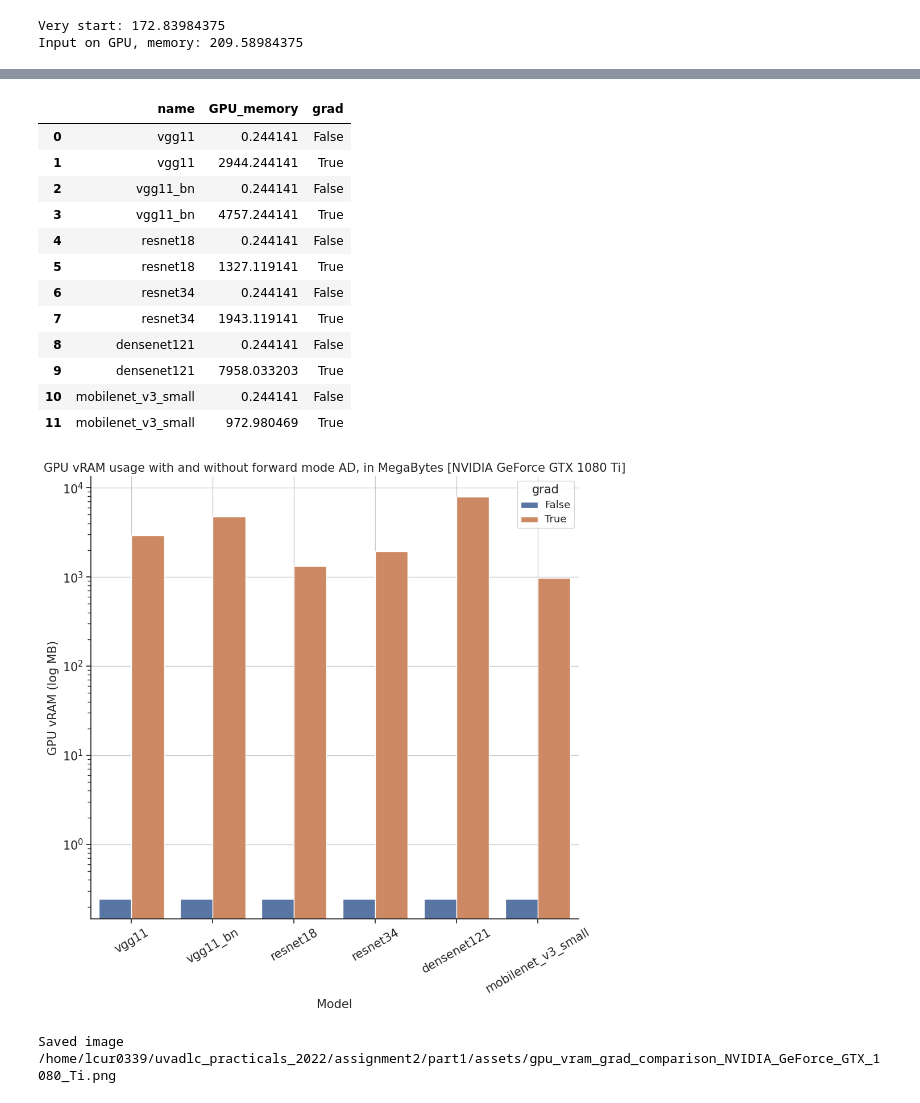
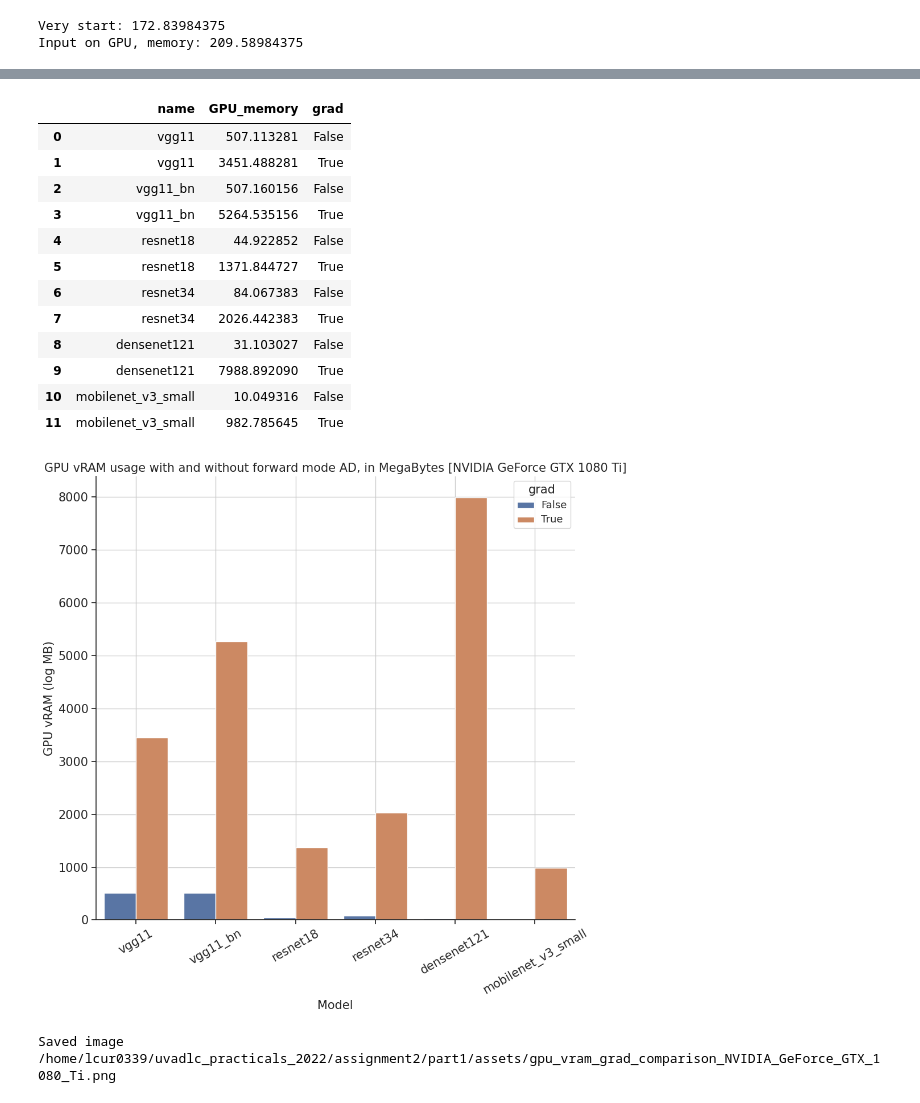
Before and after one commit to xqz-u/uvadlc_practicals_2022, a Jupyter notebook: assignment2/part1/assignment2_q1.ipynb, the cells around one changed output, grey strips where cells are left out. Saved outputs shown, nothing was run; the diff lists cells and outputs as text; code cells hidden in the pictures.

```diff
--- a/assignment2/part1/assignment2_q1.ipynb
+++ b/assignment2/part1/assignment2_q1.ipynb
@@ -96,9 +96,10 @@ def clear_gpu_cache():
     torch.cuda.empty_cache()
 
 
-def model_memory_usage(model, input_, use_grad=False):
+def model_memory_usage(model_maker, input_, use_grad=False):
+    start = get_gpu_mem()
+    model = model_maker()
     model.eval()
-    start = get_gpu_mem()
     with torch.set_grad_enabled(use_grad):
         res = model(input_)
     end = get_gpu_mem()
@@ -114,15 +115,14 @@ def compare_same_model(model_builder, weights, dummy_input):
 
     clear_gpu_cache()
     weights = weights.DEFAULT
-    model = model_builder(weights=weights).to(device)
-    print(f"{model_name} sent to GPU, usage: {get_gpu_mem()}")
+    make_model = lambda: model_builder(weights=weights).to(device)
     dummy_input = weights.transforms()(dummy_input)
     print(f"Preproc input, GPU: {get_gpu_mem()}")
-    mem_nograd = model_memory_usage(model, dummy_input)
+    mem_nograd = model_memory_usage(make_model, dummy_input)
     print(f"GPU usage after NO GRAD: {get_gpu_mem()}")
 
     clear_gpu_cache()  # previous experiments show this is not needed actually
-    mem_grad = model_memory_usage(model, dummy_input, use_grad=True)
+    mem_grad = model_memory_usage(make_model, dummy_input, use_grad=True)
     print(f"GPU usage after GRAD: {get_gpu_mem()}")
     return [
         {"name": model_name, "GPU_memory": mem_nograd, "grad": False},
@@ -393,31 +394,31 @@ memory_df = pd.DataFrame(it.chain(*memory_measures))
 memory_df
 # %% [output]
 |  | name | GPU_memory | grad |
-| 0 | vgg11 | 0.244141 | False |
-| 1 | vgg11 | 2944.244141 | True |
-| 2 | vgg11_bn | 0.244141 | False |
-| 3 | vgg11_bn | 4757.244141 | True |
-| 4 | resnet18 | 0.244141 | False |
-| 5 | resnet18 | 1327.119141 | True |
-| 6 | resnet34 | 0.244141 | False |
-| 7 | resnet34 | 1943.119141 | True |
-| 8 | densenet121 | 0.244141 | False |
-| 9 | densenet121 | 7958.033203 | True |
-| 10 | mobilenet_v3_small | 0.244141 | False |
-| 11 | mobilenet_v3_small | 972.980469 | True |
+| 0 | vgg11 | 507.113281 | False |
+| 1 | vgg11 | 3451.488281 | True |
+| 2 | vgg11_bn | 507.160156 | False |
+| 3 | vgg11_bn | 5264.535156 | True |
+| 4 | resnet18 | 44.922852 | False |
+| 5 | resnet18 | 1371.844727 | True |
+| 6 | resnet34 | 84.067383 | False |
+| 7 | resnet34 | 2026.442383 | True |
+| 8 | densenet121 | 31.103027 | False |
+| 9 | densenet121 | 7988.892090 | True |
+| 10 | mobilenet_v3_small | 10.049316 | False |
+| 11 | mobilenet_v3_small | 982.785645 | True |
 # %%
 fig, _ = barplot_models_comparison(
     memory_df,
     "name",
     "GPU_memory",
     "Model",
     "GPU vRAM (log MB)",
     f"GPU vRAM usage with and without forward mode AD, in MegaBytes [{device_model}]",
-    yscale="log"
+    #yscale="log"
 )
 plt.tight_layout()
 # %% [output]
-[figure, old version]
+[figure, new version]
 # %%
 fname = os.path.join(assets_dir, f"gpu_vram_grad_comparison_{device_model}.png")
 fname = fname.replace(" ", "_")
```
Also changed, not shown: parts of 6 cells of this notebook, 2 other files.
